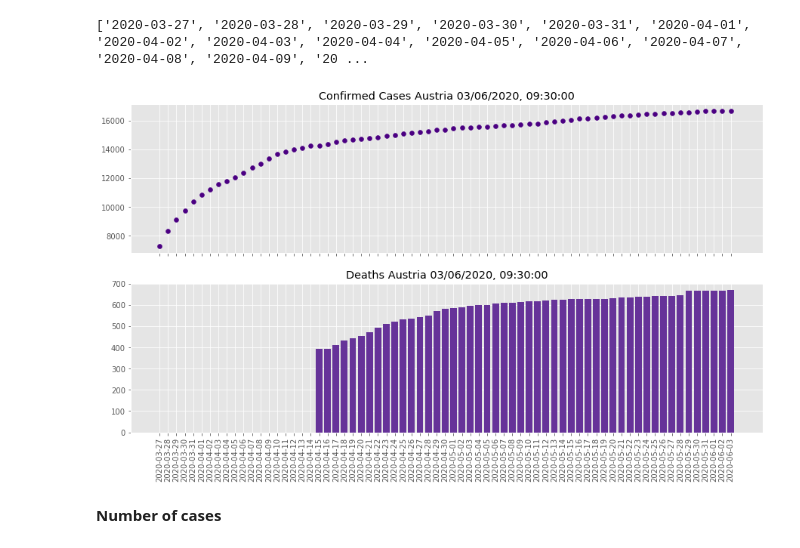
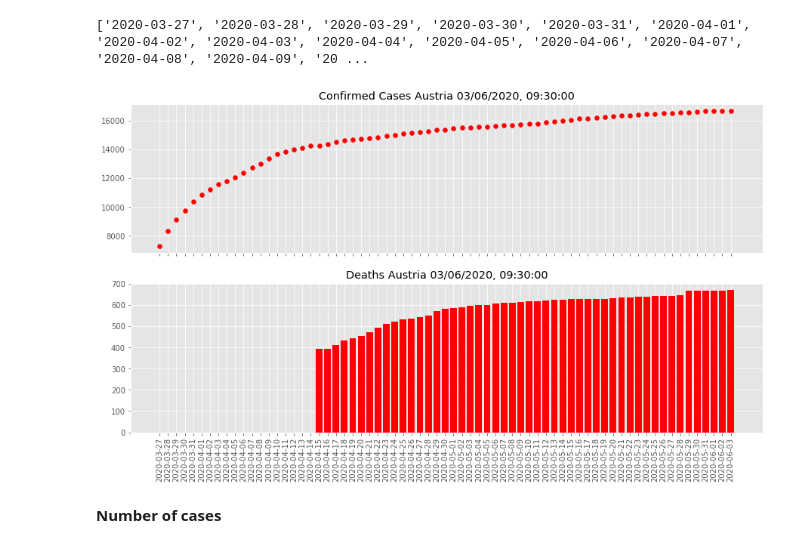
Before and after one commit to MarcelodeFreitas/Epidemiology, a Jupyter notebook: Study Cases/AUSTRIA/COVID-19_Austria_predictions.ipynb, the cells around one changed output. Saved outputs shown, nothing was run; the diff lists cells and outputs as text; code cells hidden in the pictures.

```diff
--- a/Study Cases/AUSTRIA/COVID-19_Austria_predictions.ipynb
+++ b/Study Cases/AUSTRIA/COVID-19_Austria_predictions.ipynb
@@ -146,16 +146,16 @@ print(datas_2)
 # %%
 fig, ax = plt.subplots(nrows=2, ncols=1, sharex=True, figsize=(15,8))
 y_pos = np.arange(len(datas))
 
-ax[0].scatter(datas, values_case, color="indigo")
+ax[0].scatter(datas, values_case, color="red")
 plt.xticks(y_pos, datas_2, rotation='vertical', fontsize = 10)
 ax[0].set(title="Confirmed Cases Austria "+max_value.strftime("%d/%m/%Y, %H:%M:%S"))
-ax[1].bar(datas, values_deaths, color="rebeccapurple")
+ax[1].bar(datas, values_deaths, color="red")
 ax[1].set(title="Deaths Austria "+max_value.strftime("%d/%m/%Y, %H:%M:%S"))
 plt.savefig('images/time_unique_deaths_cases.png', dpi=300, format='png')
 plt.show()
 # %% [output]
-[figure, old version]
+[figure, new version]
 # %% [markdown]
 **Number of cases**
 # %%
```
